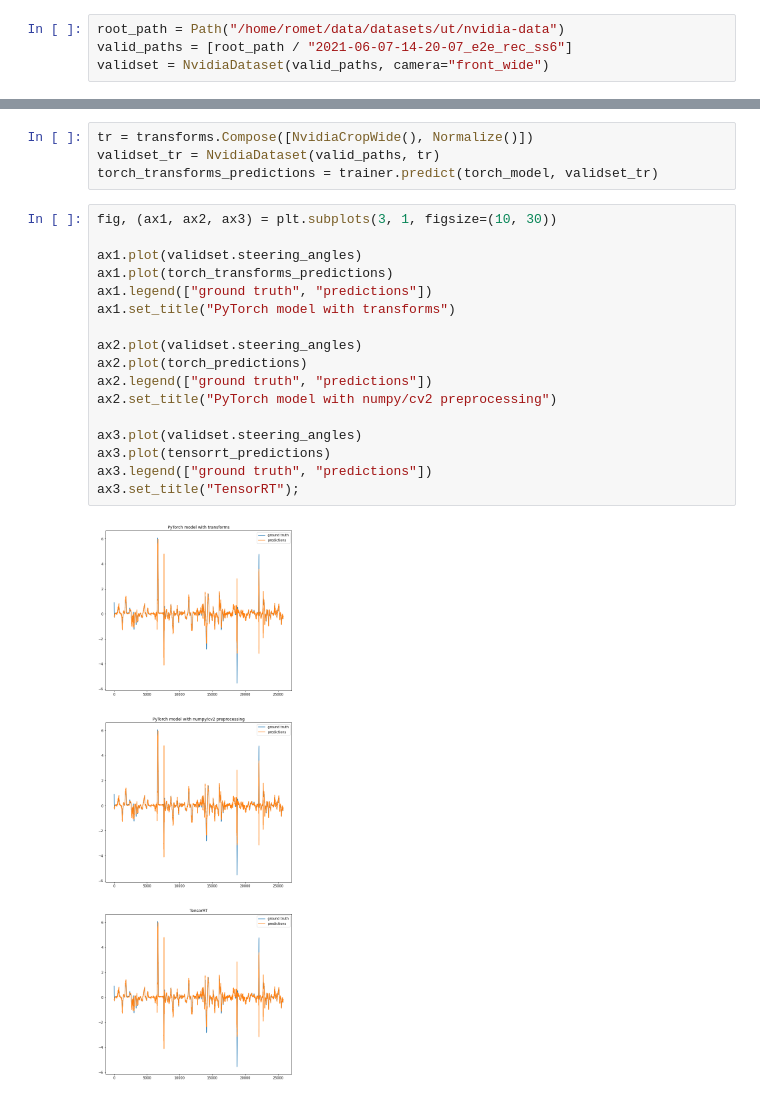
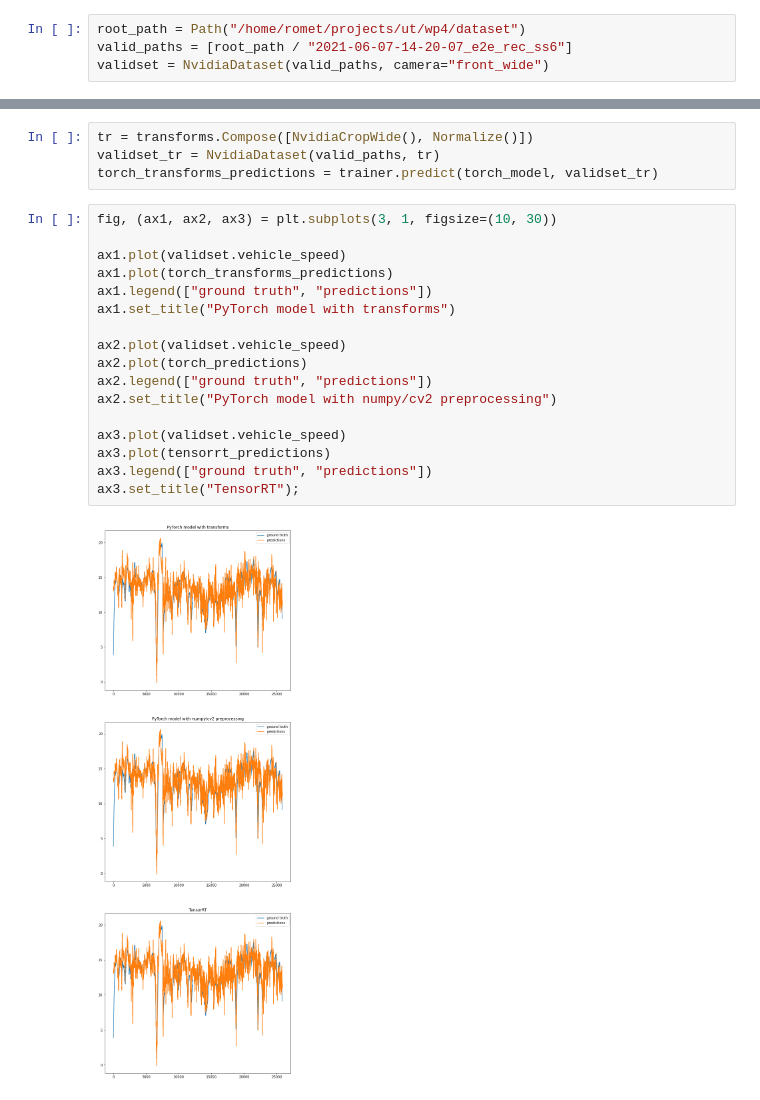
Before and after one commit to UT-ADL/e2e-rally-estonia, a Jupyter notebook: test_tensorrt_model.ipynb, the cells around one changed output, grey strips where cells are left out. Drawn from its saved outputs; the diff is of its cells as text.

```diff
--- a/test_tensorrt_model.ipynb
+++ b/test_tensorrt_model.ipynb
@@ -169,6 +169,6 @@ Building an engine from file models/1-pilotnet-base/wide-v2/best.onnx; this may
 Completed creating Engine
 # %%
-root_path = Path("/home/romet/data/datasets/ut/nvidia-data")
+root_path = Path("/home/romet/projects/ut/wp4/dataset")
 valid_paths = [root_path / "2021-06-07-14-20-07_e2e_rec_ss6"]
 validset = NvidiaDataset(valid_paths, camera="front_wide")
 # %%
@@ -218,22 +218,22 @@ torch_transforms_predictions = trainer.predict(torch_model, validset_tr)
 # %%
 fig, (ax1, ax2, ax3) = plt.subplots(3, 1, figsize=(10, 30))
 
-ax1.plot(validset.steering_angles)
+ax1.plot(validset.vehicle_speed)
 ax1.plot(torch_transforms_predictions)
 ax1.legend(["ground truth", "predictions"])
 ax1.set_title("PyTorch model with transforms")
 
-ax2.plot(validset.steering_angles)
+ax2.plot(validset.vehicle_speed)
 ax2.plot(torch_predictions)
 ax2.legend(["ground truth", "predictions"])
 ax2.set_title("PyTorch model with numpy/cv2 preprocessing")
 
-ax3.plot(validset.steering_angles)
+ax3.plot(validset.vehicle_speed)
 ax3.plot(tensorrt_predictions)
 ax3.legend(["ground truth", "predictions"])
 ax3.set_title("TensorRT");
 # %% [output]
-[figure, old version]
+[figure, new version]
 # %%
 import math
 import cv2
```
Also changed, not shown: parts of 5 cells of this notebook, 30 other files.
